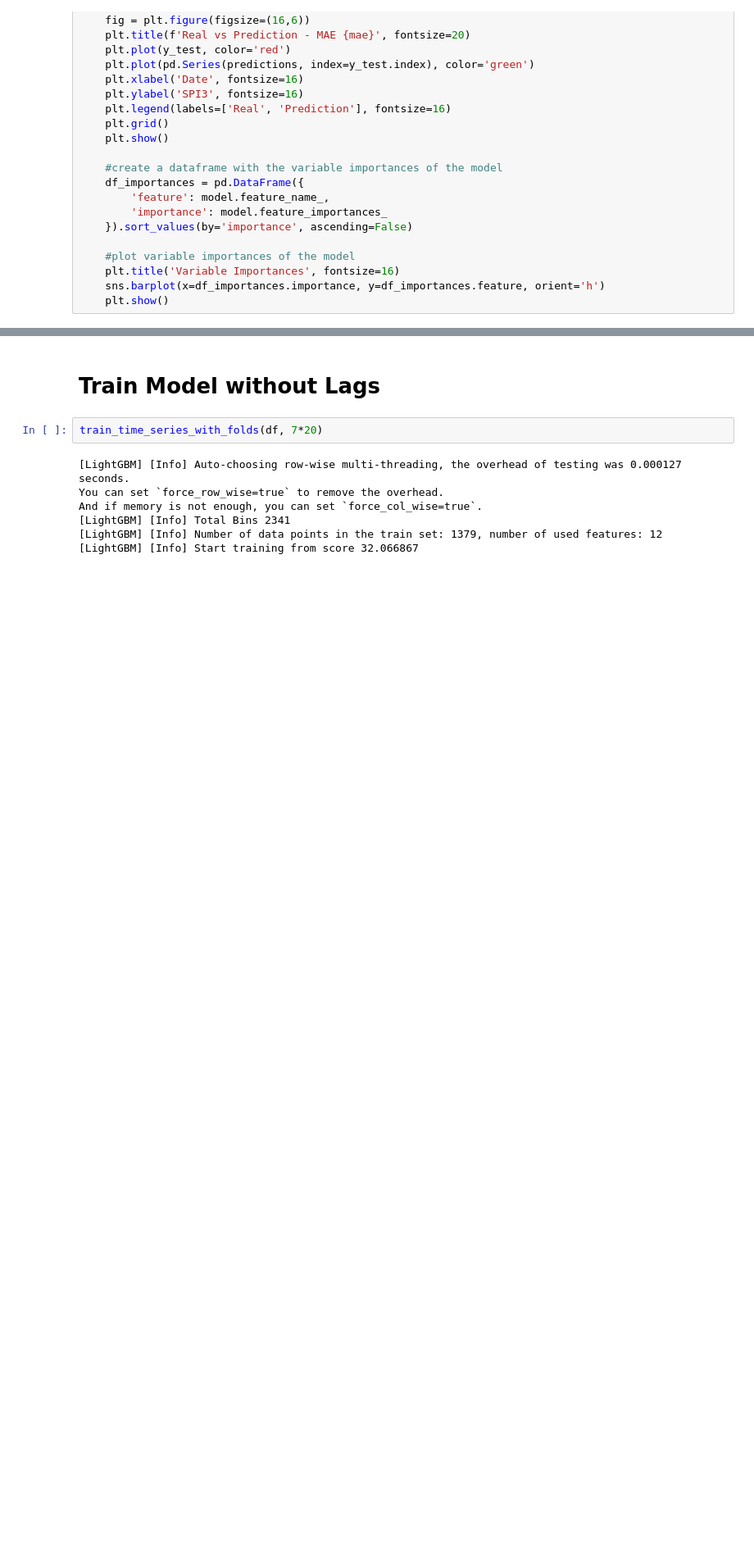
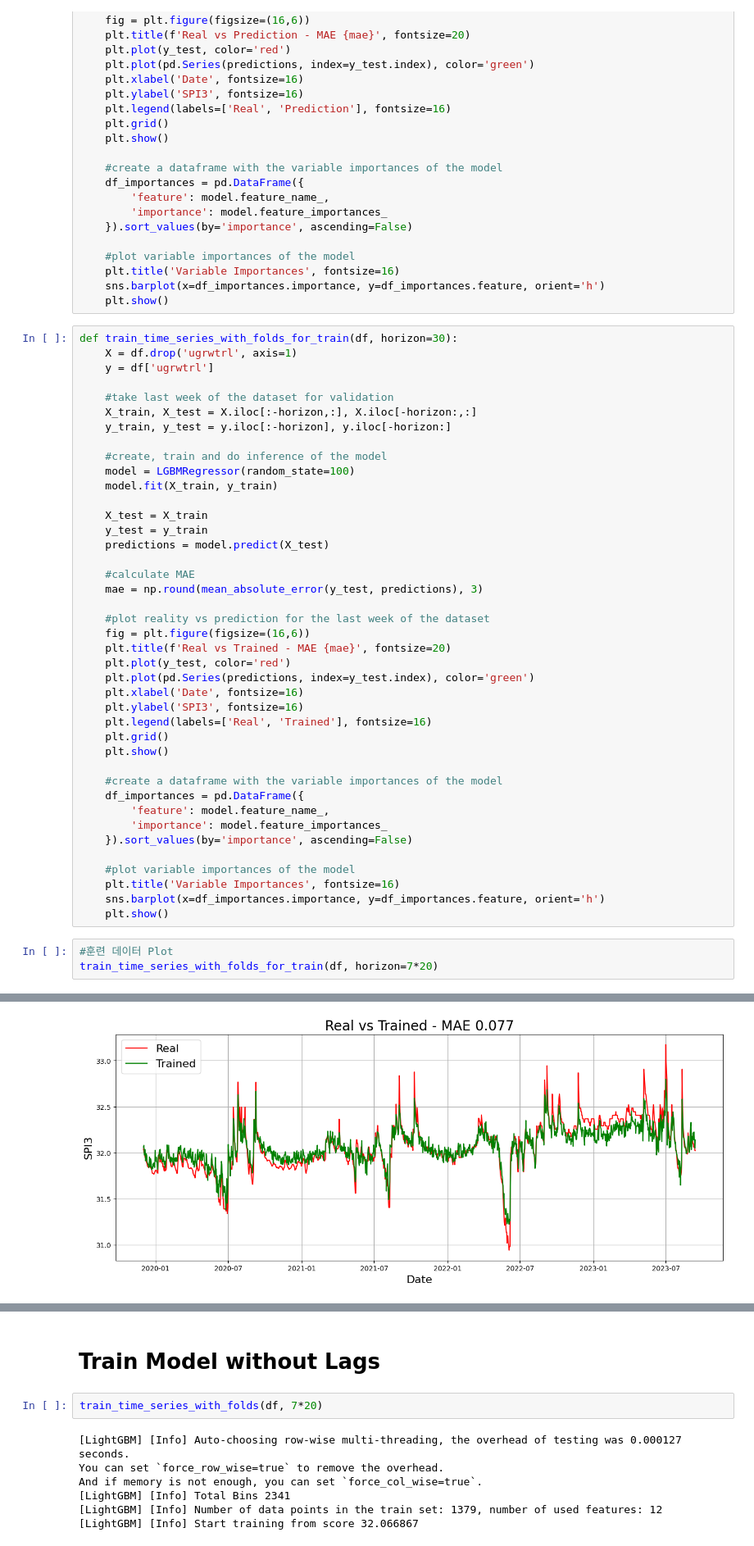
Before and after one commit to youngmook/aihub, a Jupyter notebook: drought_Prediction_SGI.ipynb, the cells around one changed output, grey strips where cells are left out. Shown at 82% size. Drawn from its saved outputs; the diff is of its cells as text; blank space fills up the shorter version.

```diff
--- a/drought_Prediction_SGI.ipynb
+++ b/drought_Prediction_SGI.ipynb
@@ -226,3 +226,48 @@ def train_time_series_with_folds(df, horizon=30):
     plt.title('Variable Importances', fontsize=16)
     sns.barplot(x=df_importances.importance, y=df_importances.feature, orient='h')
     plt.show()
+# %%
+def train_time_series_with_folds_for_train(df, horizon=30):
+    X = df.drop('ugrwtrl', axis=1)
+    y = df['ugrwtrl']
+
+    #take last week of the dataset for validation
+    X_train, X_test = X.iloc[:-horizon,:], X.iloc[-horizon:,:]
+    y_train, y_test = y.iloc[:-horizon], y.iloc[-horizon:]
+
+    #create, train and do inference of the model
+    model = LGBMRegressor(random_state=100)
+    model.fit(X_train, y_train)
+
+    X_test = X_train
+    y_test = y_train
+    predictions = model.predict(X_test)
+
+    #calculate MAE
+    mae = np.round(mean_absolute_error(y_test, predictions), 3)
+
+    #plot reality vs prediction for the last week of the dataset
+    fig = plt.figure(figsize=(16,6))
+    plt.title(f'Real vs Trained - MAE {mae}', fontsize=20)
+    plt.plot(y_test, color='red')
+    plt.plot(pd.Series(predictions, index=y_test.index), color='green')
+    plt.xlabel('Date', fontsize=16)
+    plt.ylabel('SPI3', fontsize=16)
+    plt.legend(labels=['Real', 'Trained'], fontsize=16)
+    plt.grid()
+    plt.show()
+
+    #create a dataframe with the variable importances of the model
+    df_importances = pd.DataFrame({
+        'feature': model.feature_name_,
+        'importance': model.feature_importances_
+    }).sort_values(by='importance', ascending=False)
+
+    #plot variable importances of the model
+    plt.title('Variable Importances', fontsize=16)
+    sns.barplot(x=df_importances.importance, y=df_importances.feature, orient='h')
+    plt.show()
+# %%
+#훈련 데이터 Plot
+train_time_series_with_folds_for_train(df, horizon=7*20)
+# %% [output]
@@ -228,0 +279 @@ def train_time_series_with_folds(df, horizon=30):
+[figure, added]
```
Also changed, not shown: parts of 1 cell of this notebook.
